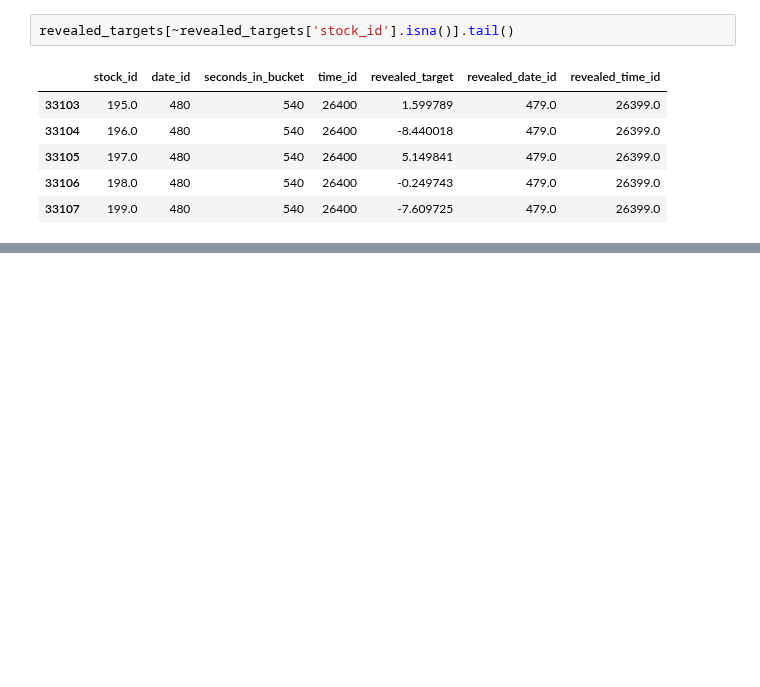
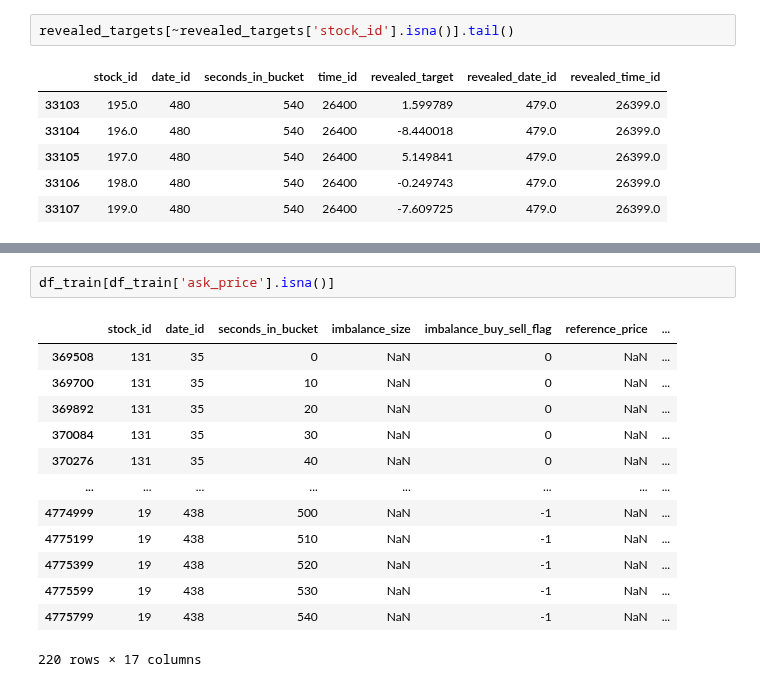
Before and after one commit to florencetsang/optiver2023, a Jupyter notebook: data_exploration.ipynb, the cells around one changed output, grey strips where cells are left out. Drawn from its saved outputs; the diff is of its cells as text; blank space fills up the shorter version.

```diff
--- a/data_exploration.ipynb
+++ b/data_exploration.ipynb
@@ -261,0 +283,16 @@ revealed_targets[~revealed_targets['stock_id'].isna()].tail()
+# %%
+df_train[df_train['ask_price'].isna()]
+# %% [output]
+|  | stock_id | date_id | seconds_in_bucket | imbalance_size | imbalance_buy_sell_flag | reference_price | ... |
+| 369508 | 131 | 35 | 0 | NaN | 0 | NaN | ... |
+| 369700 | 131 | 35 | 10 | NaN | 0 | NaN | ... |
+| 369892 | 131 | 35 | 20 | NaN | 0 | NaN | ... |
+| 370084 | 131 | 35 | 30 | NaN | 0 | NaN | ... |
+| 370276 | 131 | 35 | 40 | NaN | 0 | NaN | ... |
+| ... | ... | ... | ... | ... | ... | ... | ... |
+| 4774999 | 19 | 438 | 500 | NaN | -1 | NaN | ... |
+| 4775199 | 19 | 438 | 510 | NaN | -1 | NaN | ... |
+| 4775399 | 19 | 438 | 520 | NaN | -1 | NaN | ... |
+| 4775599 | 19 | 438 | 530 | NaN | -1 | NaN | ... |
+| 4775799 | 19 | 438 | 540 | NaN | -1 | NaN | ... |
+220 rows × 17 columns
```
Also changed, not shown: parts of 1 cell of this notebook, 3 other files.
